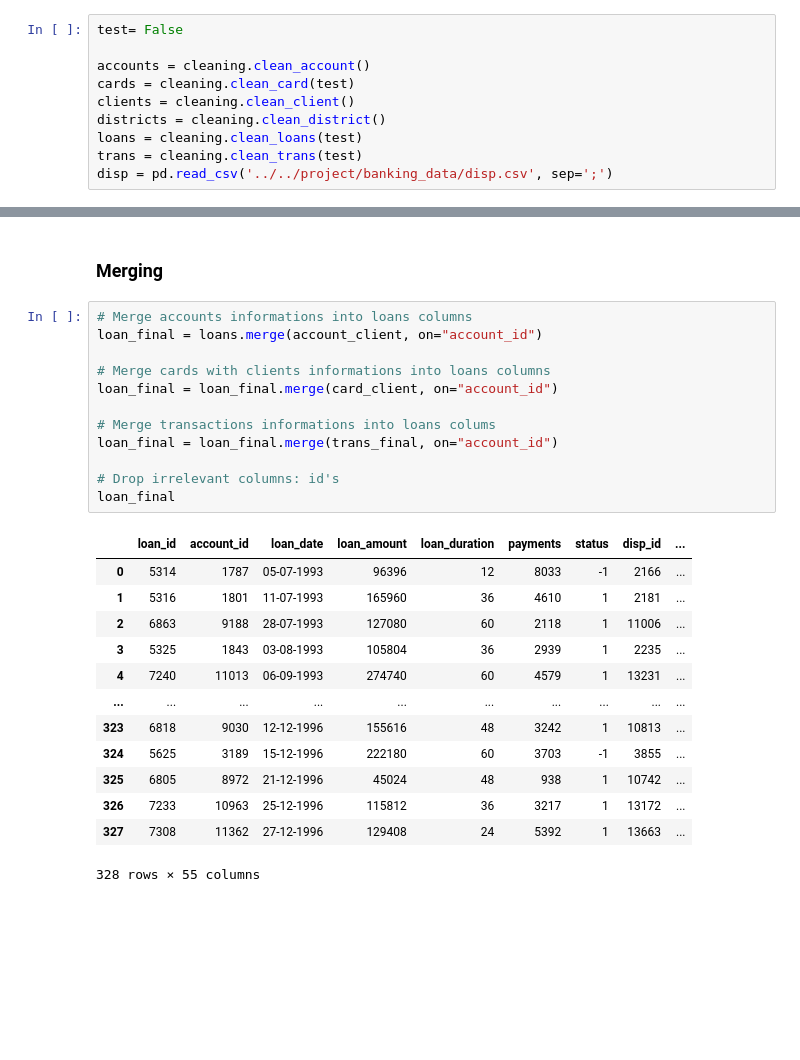
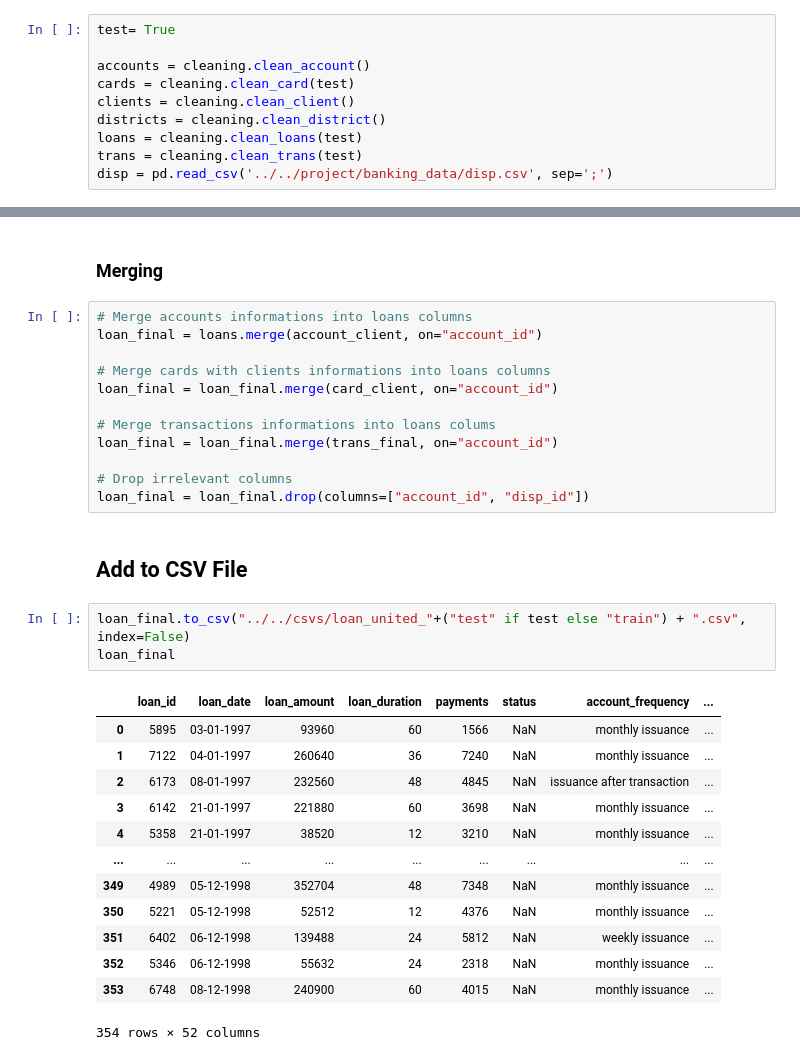
Before and after one commit to biam05/ac-feup, a Jupyter notebook: jupyters/bia/merge.ipynb, the cells around one changed output, grey strips where cells are left out. Saved outputs shown, nothing was run; the diff lists cells and outputs as text; blank space fills up the shorter version.

```diff
--- a/jupyters/bia/merge.ipynb
+++ b/jupyters/bia/merge.ipynb
@@ -5,7 +5,7 @@ from statistics import mean
 
 import cleaning
 # %%
-test= False
+test= True
 
 accounts = cleaning.clean_account()
 cards = cleaning.clean_card(test)
@@ -159,19 +159,24 @@ loan_final = loan_final.merge(card_client, on="account_id")
 # Merge transactions informations into loans colums
 loan_final = loan_final.merge(trans_final, on="account_id")
 
-# Drop irrelevant columns: id's
-loan_final
+# Drop irrelevant columns
+loan_final = loan_final.drop(columns=["account_id", "disp_id"])
-# %% [output]
-|  | loan_id | account_id | loan_date | loan_amount | loan_duration | payments | status | disp_id | ... |
-| 0 | 5314 | 1787 | 05-07-1993 | 96396 | 12 | 8033 | -1 | 2166 | ... |
-| 1 | 5316 | 1801 | 11-07-1993 | 165960 | 36 | 4610 | 1 | 2181 | ... |
-| 2 | 6863 | 9188 | 28-07-1993 | 127080 | 60 | 2118 | 1 | 11006 | ... |
-| 3 | 5325 | 1843 | 03-08-1993 | 105804 | 36 | 2939 | 1 | 2235 | ... |
-| 4 | 7240 | 11013 | 06-09-1993 | 274740 | 60 | 4579 | 1 | 13231 | ... |
-| ... | ... | ... | ... | ... | ... | ... | ... | ... | ... |
-| 323 | 6818 | 9030 | 12-12-1996 | 155616 | 48 | 3242 | 1 | 10813 | ... |
-| 324 | 5625 | 3189 | 15-12-1996 | 222180 | 60 | 3703 | -1 | 3855 | ... |
-| 325 | 6805 | 8972 | 21-12-1996 | 45024 | 48 | 938 | 1 | 10742 | ... |
-| 326 | 7233 | 10963 | 25-12-1996 | 115812 | 36 | 3217 | 1 | 13172 | ... |
-| 327 | 7308 | 11362 | 27-12-1996 | 129408 | 24 | 5392 | 1 | 13663 | ... |
-328 rows × 55 columns
+# %% [markdown]
+## Add to CSV File
+# %%
+loan_final.to_csv("../../csvs/loan_united_"+("test" if test else "train") + ".csv", index=False)
+loan_final
+# %% [output]
+|  | loan_id | loan_date | loan_amount | loan_duration | payments | status | account_frequency | ... |
+| 0 | 5895 | 03-01-1997 | 93960 | 60 | 1566 | NaN | monthly issuance | ... |
+| 1 | 7122 | 04-01-1997 | 260640 | 36 | 7240 | NaN | monthly issuance | ... |
+| 2 | 6173 | 08-01-1997 | 232560 | 48 | 4845 | NaN | issuance after transaction | ... |
+| 3 | 6142 | 21-01-1997 | 221880 | 60 | 3698 | NaN | monthly issuance | ... |
+| 4 | 5358 | 21-01-1997 | 38520 | 12 | 3210 | NaN | monthly issuance | ... |
+| ... | ... | ... | ... | ... | ... | ... | ... | ... |
+| 349 | 4989 | 05-12-1998 | 352704 | 48 | 7348 | NaN | monthly issuance | ... |
+| 350 | 5221 | 05-12-1998 | 52512 | 12 | 4376 | NaN | monthly issuance | ... |
+| 351 | 6402 | 06-12-1998 | 139488 | 24 | 5812 | NaN | weekly issuance | ... |
+| 352 | 5346 | 06-12-1998 | 55632 | 24 | 2318 | NaN | monthly issuance | ... |
+| 353 | 6748 | 08-12-1998 | 240900 | 60 | 4015 | NaN | monthly issuance | ... |
+354 rows × 52 columns
```
Also changed, not shown: parts of 1 cell of this notebook.
